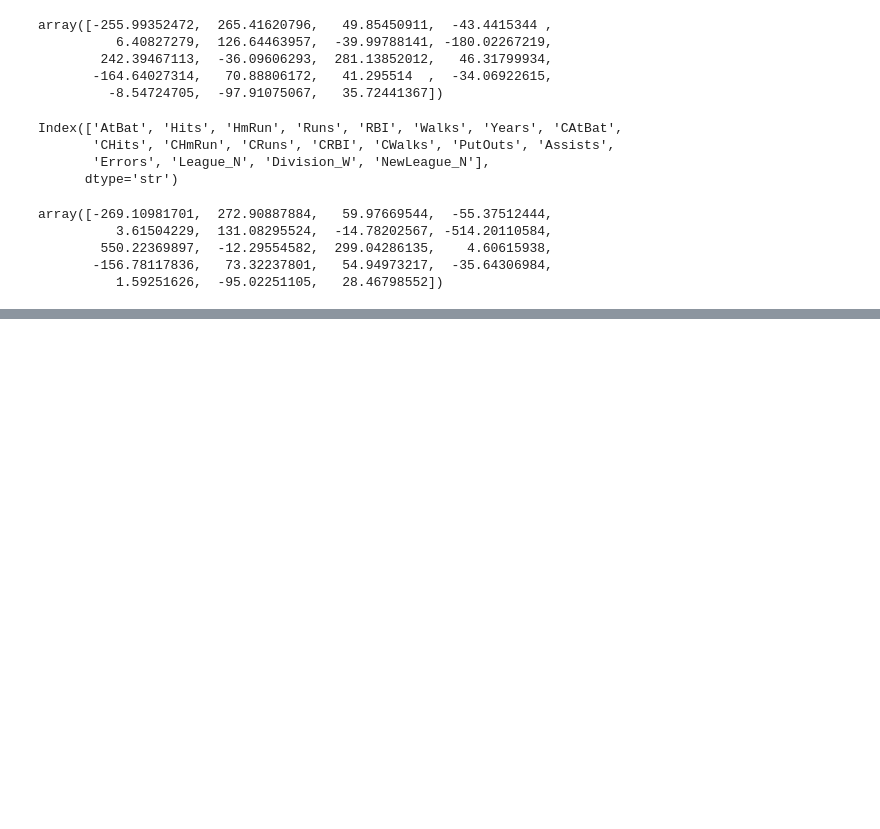
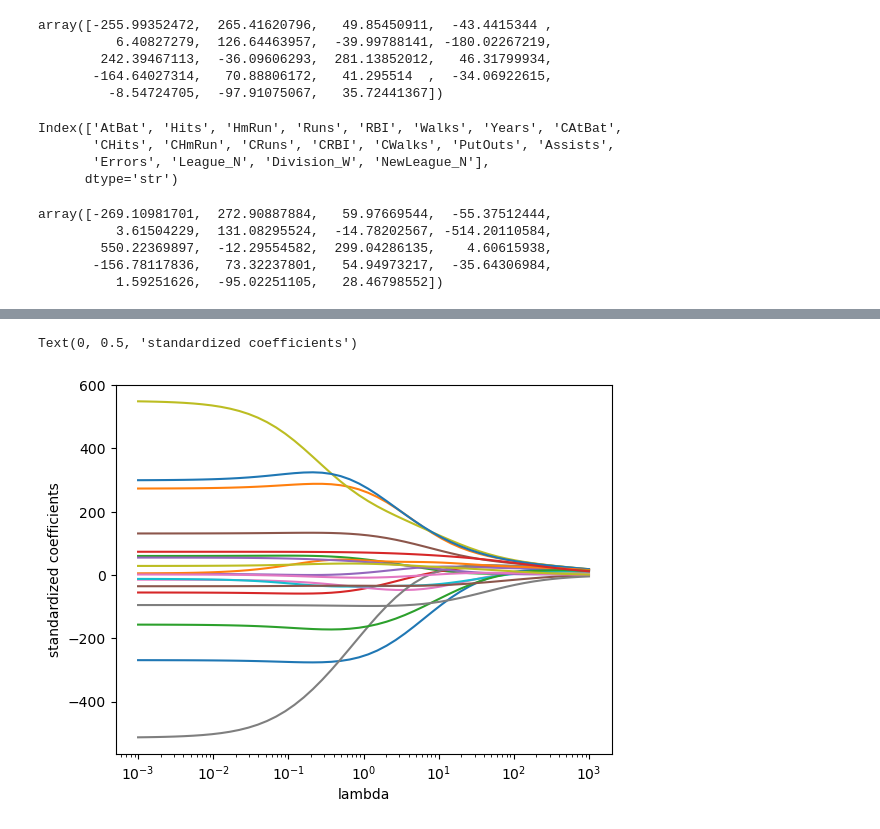
Before and after one commit to rolo9/ml-learning-01_Foundations_Part_1, a Jupyter notebook: notebooks/regularization.ipynb, the cells around one changed output, grey strips where cells are left out. Saved outputs shown, nothing was run; the diff lists cells and outputs as text; code cells hidden in the pictures; blank space fills up the shorter version.

```diff
--- a/notebooks/regularization.ipynb
+++ b/notebooks/regularization.ipynb
@@ -259,0 +330,8 @@ array([-269.10981701,  272.90887884,   59.97669544,  -55.37512444,
+# %%
+plt.plot(alphas, coefs)
+plt.xscale('log')
+plt.xlabel('lambda')
+plt.ylabel('standardized coefficients')
+# %% [output]
+Text(0, 0.5, 'standardized coefficients')
+[figure, added]
```
Also changed, not shown: parts of 11 cells of this notebook.
